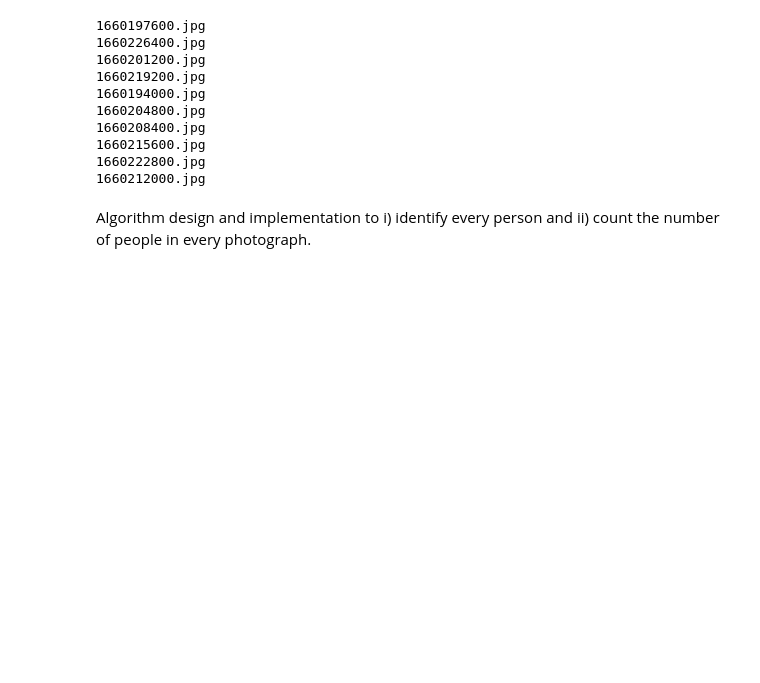
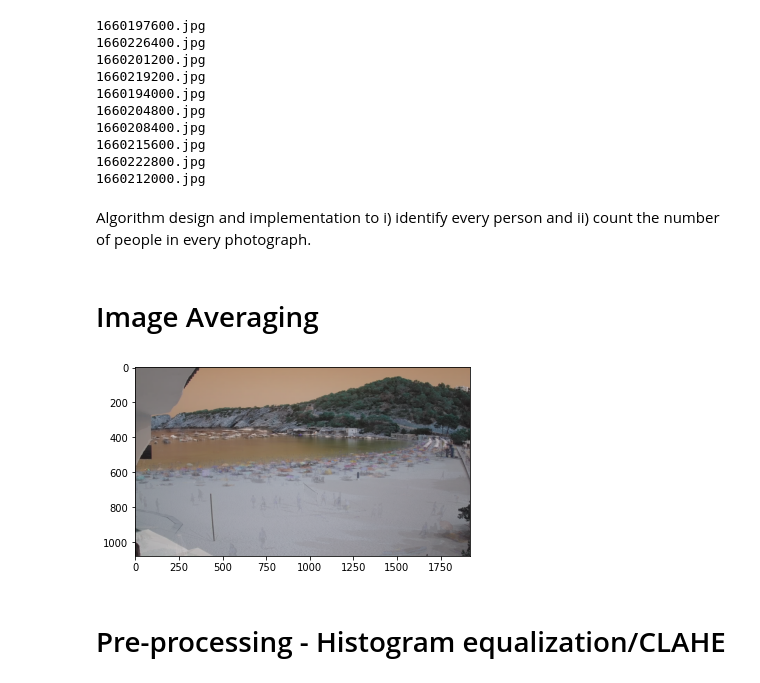
Before and after one commit to claredavies/ImageAnalysisAssignment, a Jupyter notebook: ImageAnalysisAssignment1.ipynb, the cells around one changed output. Drawn from its saved outputs; the diff is of its cells as text; code cells hidden in the pictures; blank space fills up the shorter version.

```diff
--- a/ImageAnalysisAssignment1.ipynb
+++ b/ImageAnalysisAssignment1.ipynb
@@ -78,3 +82,32 @@ for images in os.listdir(folder_dir):
 # %% [markdown]
 Algorithm design and implementation to i) identify every person and ii) count the number of
 people in every photograph.
+# %% [markdown]
+# Image Averaging
+# %%
+# import all image files with the .jpg extension
+images = glob.glob ("images/*.jpg")
+
+
+image_data = []
+for img in images:
+    this_image = cv2.imread(img, 1)
+    image_data.append(this_image)
+
+avg_image = image_data[0]
+for i in range(len(image_data)):
+    if i == 0:
+        pass
+    else:
+        alpha = 1.0/(i + 1)
+        beta = 1.0 - alpha
+        avg_image = cv2.addWeighted(image_data[i], alpha, avg_image, beta, 0.0)
+
+cv2.imwrite('avg.png', avg_image)
+avg_image = cv2.imread('avg.png')
+plt.imshow(avg_image)
+plt.show()
+# %% [output]
+[figure, added]
+# %% [markdown]
+# Pre-processing - Histogram equalization/CLAHE
```
Also changed, not shown: parts of 5 cells of this notebook.
